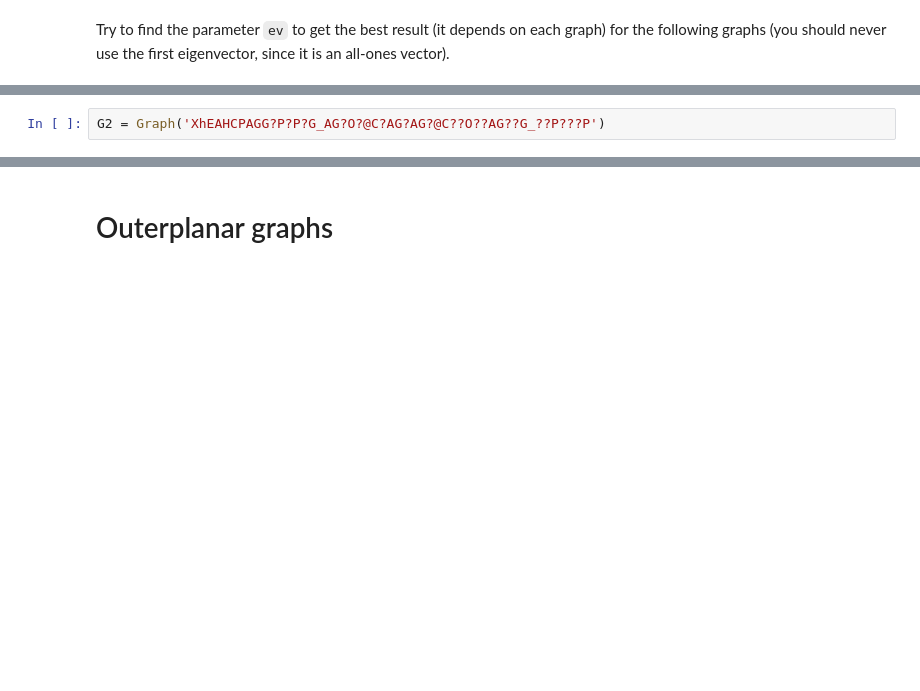
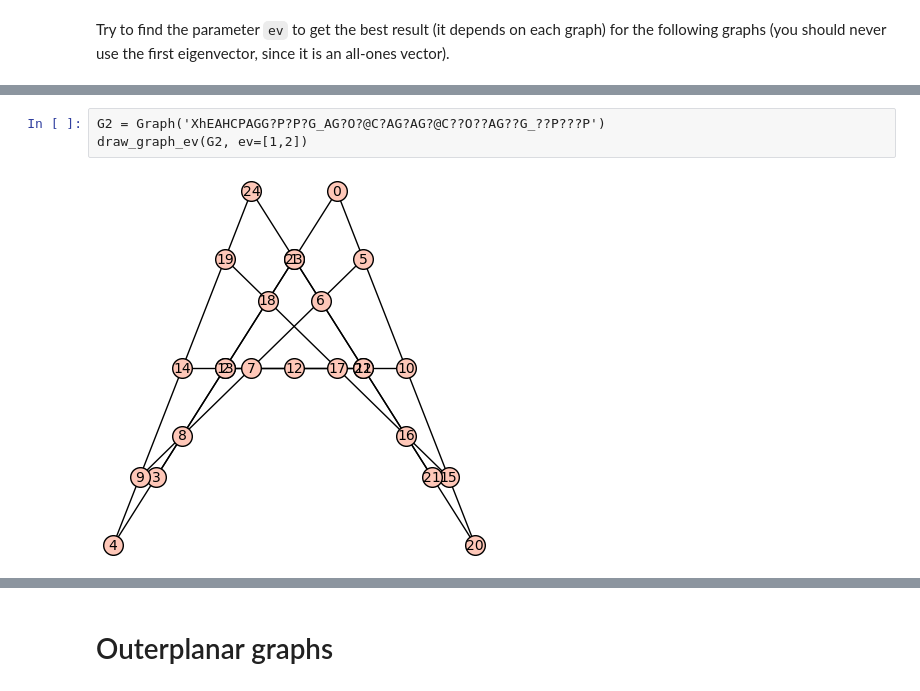
Before and after one commit to RootRooster/discrete-math-labs, a Jupyter notebook: pubilc/Lab_07_2025.ipynb, the cells around one changed output, grey strips where cells are left out. Cells and saved outputs as stored; diff of their text form; blank space fills up the shorter version.

```diff
--- a/pubilc/Lab_07_2025.ipynb
+++ b/pubilc/Lab_07_2025.ipynb
@@ -38,4 +51,7 @@ G1 = Graph('YhCGGC@?G?_@_@_?G?@?AC?GG?OG?OC?G@?A?G?O?_@?@?A?@OA??g@?')
 # %%
 G2 = Graph('XhEAHCPAGG?P?P?G_AG?O?@C?AG?AG?@C??O??AG??G_??P???P')
+draw_graph_ev(G2, ev=[1,2])
+# %% [output]
+[figure, added]
 # %%
 G3 = Graph('ShCHGD@?K?_@?@?C_GGG@??cG?G?GK_?C')
```
Also changed, not shown: parts of 8 cells of this notebook, 3 other files.
